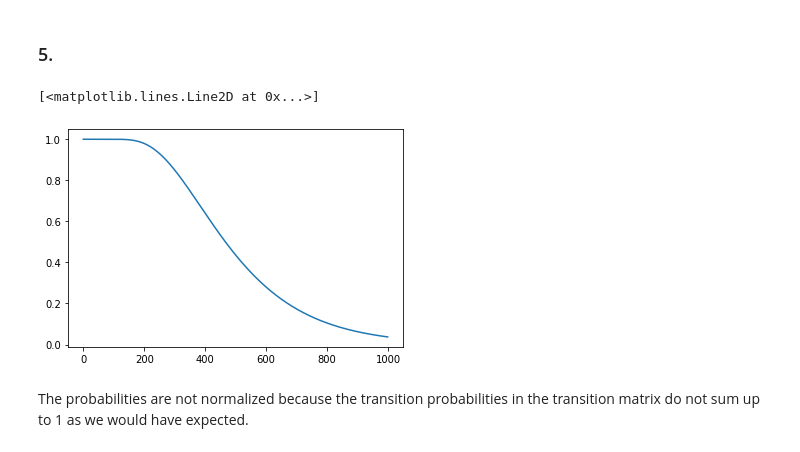
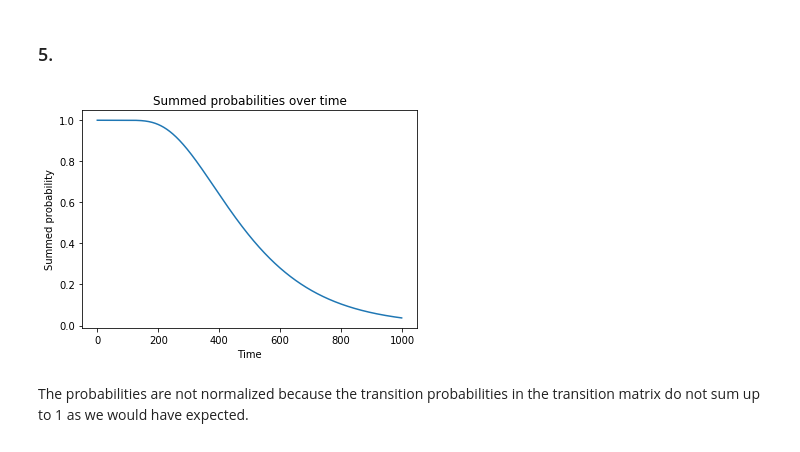
Before and after one commit to DorotheaMueller/mhbf, a Jupyter notebook: ex_7_budding_mueller.ipynb, the cells around one changed output. Saved outputs shown, nothing was run; the diff lists cells and outputs as text; code cells hidden in the pictures.

```diff
--- a/ex_7_budding_mueller.ipynb
+++ b/ex_7_budding_mueller.ipynb
@@ -85,9 +89,12 @@ We have implemented a drift-diffusion model with a positive drift value that is
 # %%
 trans = np.sum(distr_over_time, axis = 0)
 plt.plot(trans)
+plt.xlabel('Time')
+plt.ylabel('Summed probability')
+plt.title('Summed probabilities over time')
+plt.show()
 # %% [output]
-[<matplotlib.lines.Line2D at 0x...>]
-[figure, old version]
+[figure, new version]
 # %% [markdown]
 The probabilities are not normalized because the transition probabilities in the transition matrix do not sum up to 1 as we would have expected.
 # %% [markdown]
```
Also changed, not shown: parts of 5 cells of this notebook.
